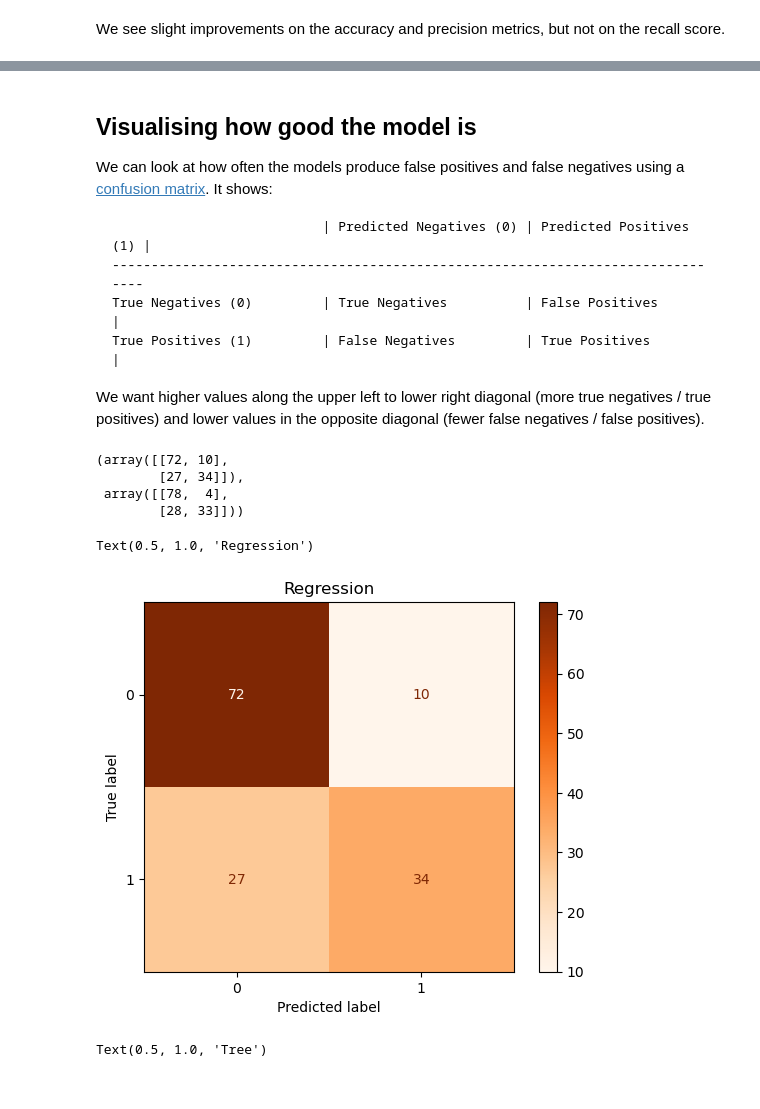
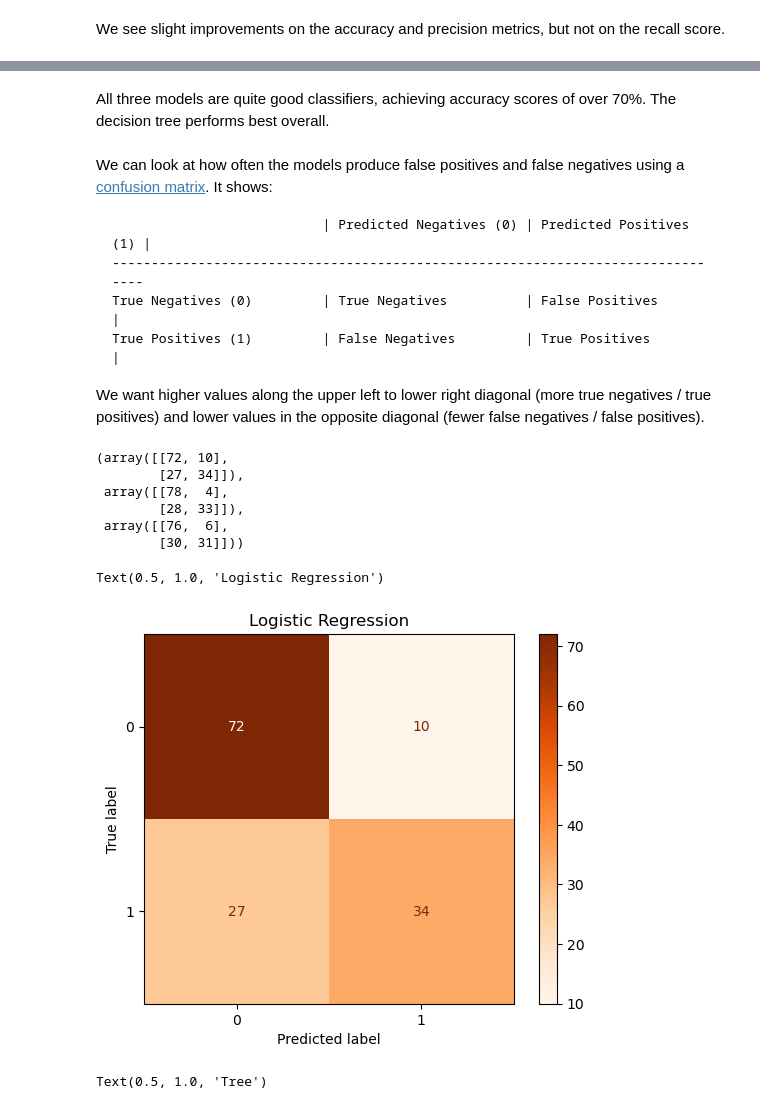
Before and after one commit to lm2612/Tutorials, a Jupyter notebook: 2_supervised_learning_classification/answers/2-Classification_Titanic.ipynb, the cells around one changed output, grey strips where cells are left out. Cells and saved outputs as stored; diff of their text form; code cells hidden in the pictures.

Commit message:
Added knn classifier

```diff
--- a/2_supervised_learning_classification/answers/2-Classification_Titanic.ipynb
+++ b/2_supervised_learning_classification/answers/2-Classification_Titanic.ipynb
@@ -169,5 +237,6 @@ We see slight improvements on the accuracy and precision metrics, but not on the
+# %% [markdown]
+All three models are quite good classifiers, achieving accuracy scores of over 70%. The decision tree performs best overall.
 # %% [markdown]
-## Visualising how good the model is
 We can look at how often the models produce false positives and false negatives using a [confusion matrix](https://scikit-learn.org/1.5/auto_examples/model_selection/plot_confusion_matrix.html). It shows:
 
 
@@ -184,18 +253,22 @@ from sklearn.metrics import confusion_matrix, ConfusionMatrixDisplay
 
 cm_reg = confusion_matrix(y_validation, y_reg_validation)
 cm_tree = confusion_matrix(y_validation, y_tree_validation)
-cm_reg, cm_tree
+cm_knn = confusion_matrix(y_validation, y_knn_validation)
+
+cm_reg, cm_tree, cm_knn
 # %% [output]
 (array([[72, 10],
         [27, 34]]),
  array([[78,  4],
-        [28, 33]]))
+        [28, 33]]),
+ array([[76,  6],
+        [30, 31]]))
 # %%
 ConfusionMatrixDisplay.from_predictions(y_validation, y_reg_validation, cmap = "Oranges")
-plt.title("Regression")
+plt.title("Logistic Regression")
 # %% [output]
-Text(0.5, 1.0, 'Regression')
+Text(0.5, 1.0, 'Logistic Regression')
-[figure, old version]
+[figure, new version]
 # %%
 ConfusionMatrixDisplay.from_predictions(y_validation, y_tree_validation,  cmap = "Oranges")
 plt.title("Tree")
```
Also changed, not shown: parts of 13 cells of this notebook, 1 other file.
